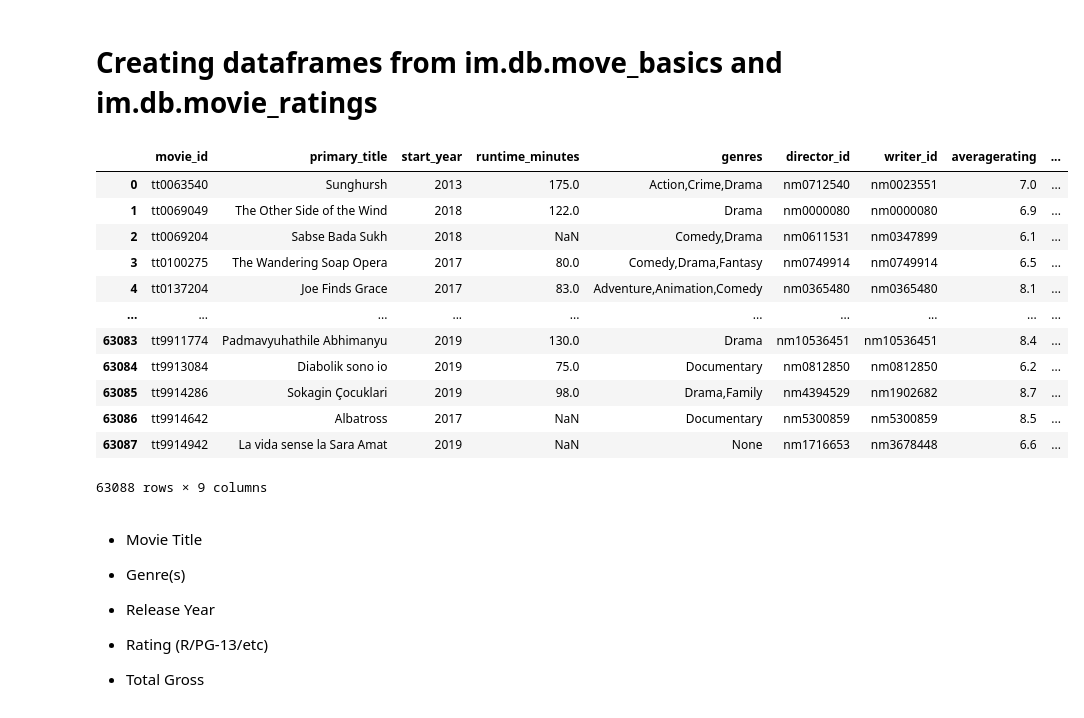
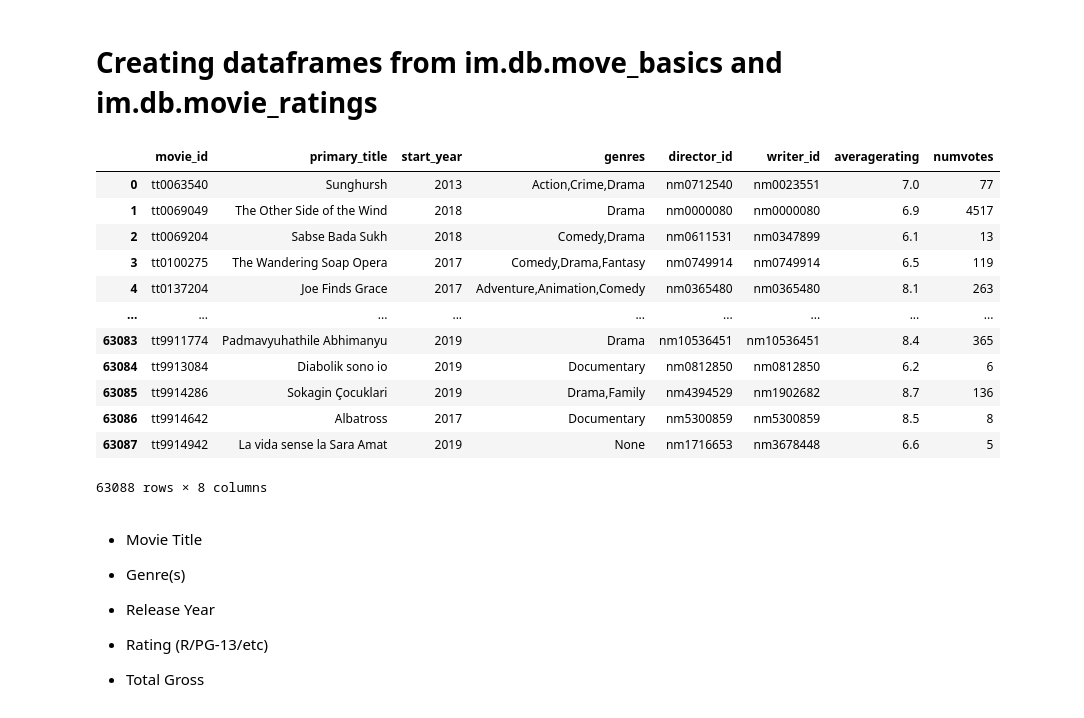
Before and after one commit to ThomasHChapman/p1_project, a Jupyter notebook: tom-working.ipynb, the cells around one changed output. Drawn from its saved outputs; the diff is of its cells as text; code cells hidden in the pictures.

```diff
--- a/tom-working.ipynb
+++ b/tom-working.ipynb
@@ -16,50 +16,49 @@ SELECT
     movie_id,
     primary_title,
     start_year,
-    runtime_minutes,
     genres,
     directors.person_id AS director_id,
     writers.person_id AS writer_id,
     movie_ratings.averagerating,
     movie_ratings.numvotes
 
 FROM
     movie_basics
     JOIN
         movie_ratings
             USING(movie_id)
     JOIN
         directors
             USING(movie_id)
     JOIN
         writers
             USING(movie_id)
 
 WHERE
     start_year >= 2010 AND
     start_year <= 2022
 
 
 GROUP BY
     movie_basics.movie_id
 ;
 """
 q2_result = pd.read_sql(q2, conn)
 q2_result
 # %% [output]
-|  | movie_id | primary_title | start_year | runtime_minutes | genres | director_id | writer_id | averagerating | ... |
-| 0 | tt0063540 | Sunghursh | 2013 | 175.0 | Action,Crime,Drama | nm0712540 | nm0023551 | 7.0 | ... |
-| 1 | tt0069049 | The Other Side of the Wind | 2018 | 122.0 | Drama | nm0000080 | nm0000080 | 6.9 | ... |
-| 2 | tt0069204 | Sabse Bada Sukh | 2018 | NaN | Comedy,Drama | nm0611531 | nm0347899 | 6.1 | ... |
-| 3 | tt0100275 | The Wandering Soap Opera | 2017 | 80.0 | Comedy,Drama,Fantasy | nm0749914 | nm0749914 | 6.5 | ... |
-| 4 | tt0137204 | Joe Finds Grace | 2017 | 83.0 | Adventure,Animation,Comedy | nm0365480 | nm0365480 | 8.1 | ... |
-| ... | ... | ... | ... | ... | ... | ... | ... | ... | ... |
-| 63083 | tt9911774 | Padmavyuhathile Abhimanyu | 2019 | 130.0 | Drama | nm10536451 | nm10536451 | 8.4 | ... |
-| 63084 | tt9913084 | Diabolik sono io | 2019 | 75.0 | Documentary | nm0812850 | nm0812850 | 6.2 | ... |
-| 63085 | tt9914286 | Sokagin Çocuklari | 2019 | 98.0 | Drama,Family | nm4394529 | nm1902682 | 8.7 | ... |
-| 63086 | tt9914642 | Albatross | 2017 | NaN | Documentary | nm5300859 | nm5300859 | 8.5 | ... |
-| 63087 | tt9914942 | La vida sense la Sara Amat | 2019 | NaN | None | nm1716653 | nm3678448 | 6.6 | ... |
+|  | movie_id | primary_title | start_year | genres | director_id | writer_id | averagerating | numvotes |
+| 0 | tt0063540 | Sunghursh | 2013 | Action,Crime,Drama | nm0712540 | nm0023551 | 7.0 | 77 |
+| 1 | tt0069049 | The Other Side of the Wind | 2018 | Drama | nm0000080 | nm0000080 | 6.9 | 4517 |
+| 2 | tt0069204 | Sabse Bada Sukh | 2018 | Comedy,Drama | nm0611531 | nm0347899 | 6.1 | 13 |
+| 3 | tt0100275 | The Wandering Soap Opera | 2017 | Comedy,Drama,Fantasy | nm0749914 | nm0749914 | 6.5 | 119 |
+| 4 | tt0137204 | Joe Finds Grace | 2017 | Adventure,Animation,Comedy | nm0365480 | nm0365480 | 8.1 | 263 |
+| ... | ... | ... | ... | ... | ... | ... | ... | ... |
+| 63083 | tt9911774 | Padmavyuhathile Abhimanyu | 2019 | Drama | nm10536451 | nm10536451 | 8.4 | 365 |
+| 63084 | tt9913084 | Diabolik sono io | 2019 | Documentary | nm0812850 | nm0812850 | 6.2 | 6 |
+| 63085 | tt9914286 | Sokagin Çocuklari | 2019 | Drama,Family | nm4394529 | nm1902682 | 8.7 | 136 |
+| 63086 | tt9914642 | Albatross | 2017 | Documentary | nm5300859 | nm5300859 | 8.5 | 8 |
+| 63087 | tt9914942 | La vida sense la Sara Amat | 2019 | None | nm1716653 | nm3678448 | 6.6 | 5 |
-63088 rows × 9 columns
+63088 rows × 8 columns
 # %% [markdown]
    - Movie Title
    - Genre(s)
```
Also changed, not shown: parts of 23 cells of this notebook.
